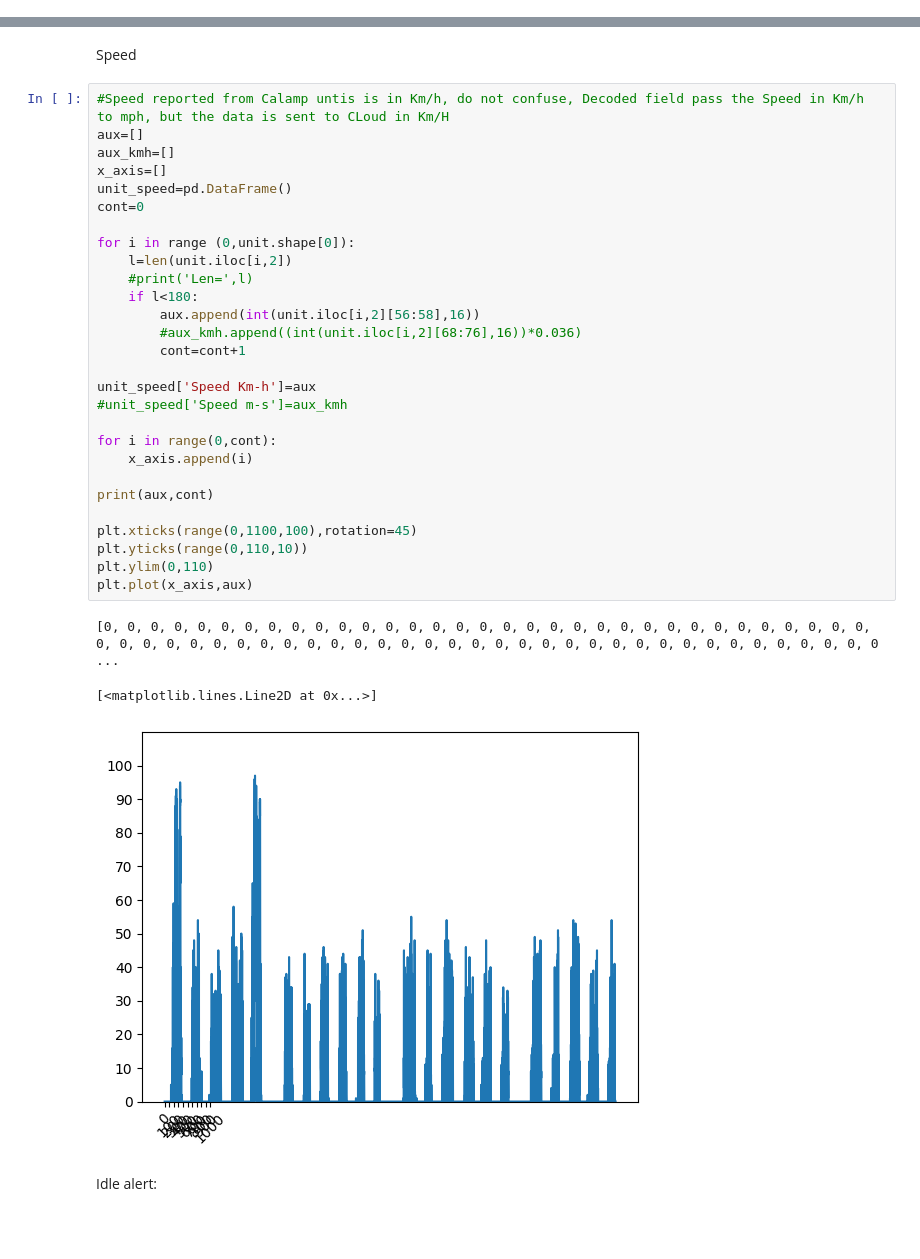
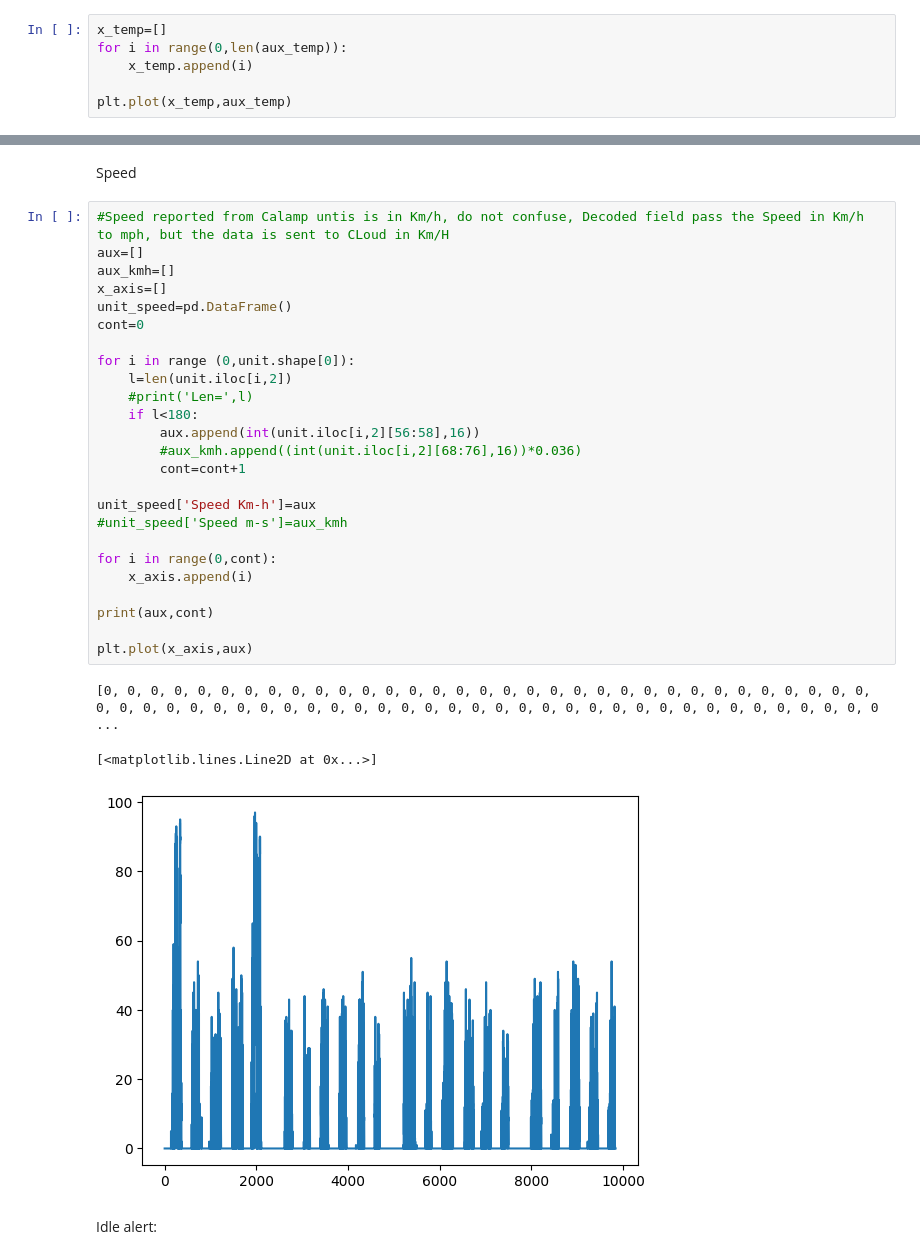
Before and after one commit to jlhb1984/Zonar_projects, a Jupyter notebook: notebooks/bomba_QLL640_TS000177558.ipynb, the cells around one changed output, grey strips where cells are left out. Drawn from its saved outputs; the diff is of its cells as text; blank space fills up the shorter version.

```diff
--- a/notebooks/bomba_QLL640_TS000177558.ipynb
+++ b/notebooks/bomba_QLL640_TS000177558.ipynb
@@ -129,3 +129,9 @@ aux_temp
  999.0,
  999.0,
  ...]
+# %%
+x_temp=[]
+for i in range(0,len(aux_temp)):
+    x_temp.append(i)
+
+plt.plot(x_temp,aux_temp)
@@ -192,35 +201,32 @@ Speed
 # %%
 #Speed reported from Calamp untis is in Km/h, do not confuse, Decoded field pass the Speed in Km/h to mph, but the data is sent to CLoud in Km/H
 aux=[]
 aux_kmh=[]
 x_axis=[]
 unit_speed=pd.DataFrame()
 cont=0
 
 for i in range (0,unit.shape[0]):
     l=len(unit.iloc[i,2])
     #print('Len=',l)
     if l<180:
         aux.append(int(unit.iloc[i,2][56:58],16))
         #aux_kmh.append((int(unit.iloc[i,2][68:76],16))*0.036)
         cont=cont+1
 
 unit_speed['Speed Km-h']=aux
 #unit_speed['Speed m-s']=aux_kmh
 
 for i in range(0,cont):
     x_axis.append(i)
 
 print(aux,cont)
 
-plt.xticks(range(0,1100,100),rotation=45)
-plt.yticks(range(0,110,10))
-plt.ylim(0,110)
 plt.plot(x_axis,aux)
 # %% [output]
 [0, 0, 0, 0, 0, 0, 0, 0, 0, 0, 0, 0, 0, 0, 0, 0, 0, 0, 0, 0, 0, 0, 0, 0, 0, 0, 0, 0, 0, 0, 0, 0, 0, 0, 0, 0, 0, 0, 0, 0, 0, 0, 0, 0, 0, 0, 0, 0, 0, 0, 0, 0, 0, 0, 0, 0, 0, 0, 0, 0, 0, 0, 0, 0, 0, 0, 0 ...
 [<matplotlib.lines.Line2D at 0x...>]
-[figure, old version]
+[figure, new version]
 # %% [markdown]
 Idle alert:
 # %%
```
Also changed, not shown: parts of 7 cells of this notebook, 11 other files.
